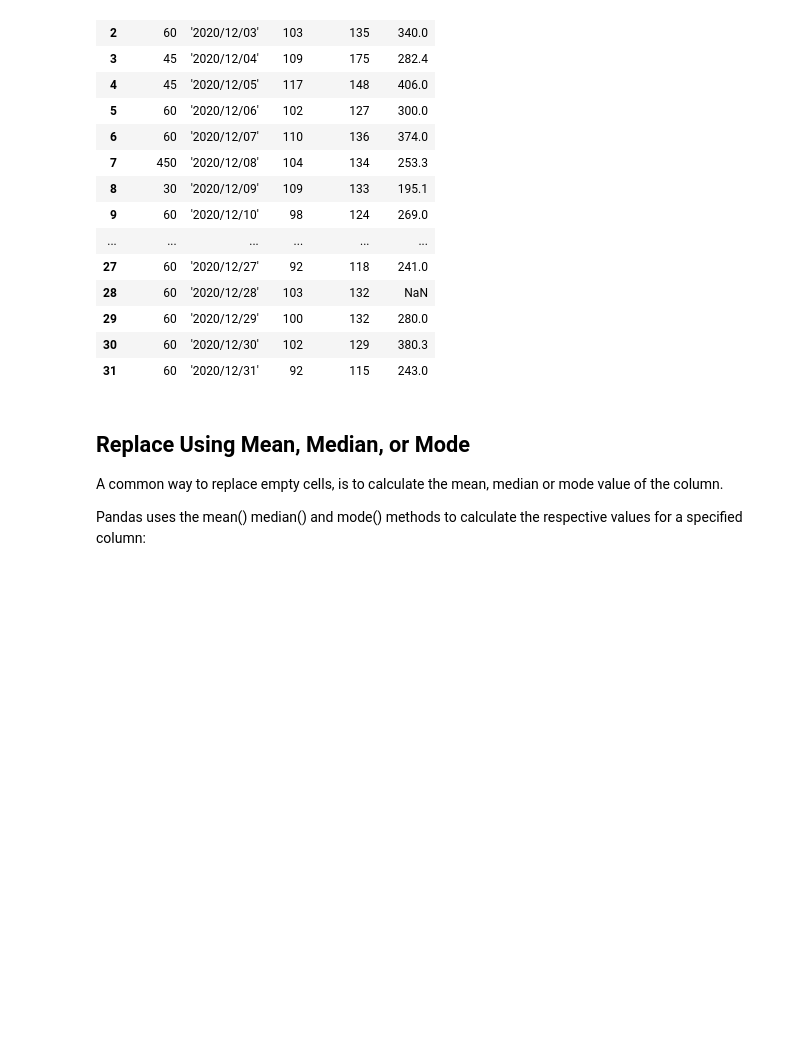
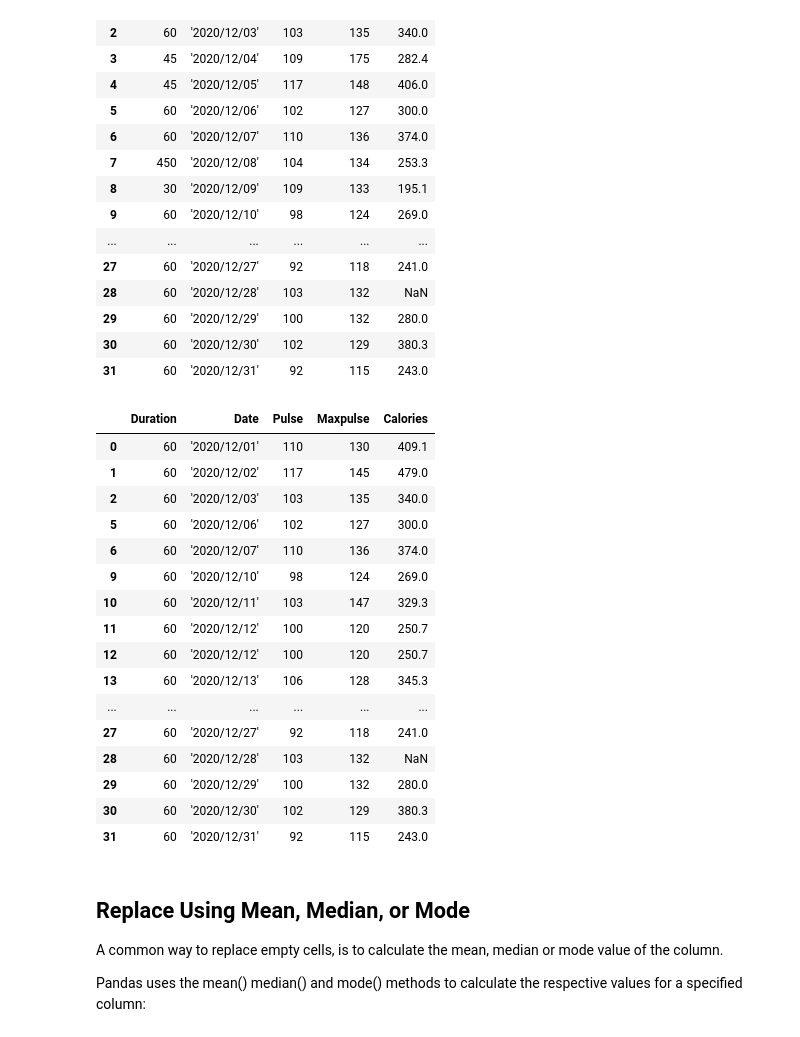
Before and after one commit to tahseen2003/python, a Jupyter notebook: practice.ipynb, the cells around one changed output. Drawn from its saved outputs; the diff is of its cells as text; code cells hidden in the pictures; blank space fills up the shorter version.

```diff
--- a/practice.ipynb
+++ b/practice.ipynb
@@ -284,6 +304,26 @@ file
 | 29 | 60 | '2020/12/29' | 100 | 132 | 280.0 |
 | 30 | 60 | '2020/12/30' | 102 | 129 | 380.3 |
 | 31 | 60 | '2020/12/31' | 92 | 115 | 243.0 |
+# %%
+file[file["Duration"] == 60]
+# %% [output]
+|  | Duration | Date | Pulse | Maxpulse | Calories |
+| 0 | 60 | '2020/12/01' | 110 | 130 | 409.1 |
+| 1 | 60 | '2020/12/02' | 117 | 145 | 479.0 |
+| 2 | 60 | '2020/12/03' | 103 | 135 | 340.0 |
+| 5 | 60 | '2020/12/06' | 102 | 127 | 300.0 |
+| 6 | 60 | '2020/12/07' | 110 | 136 | 374.0 |
+| 9 | 60 | '2020/12/10' | 98 | 124 | 269.0 |
+| 10 | 60 | '2020/12/11' | 103 | 147 | 329.3 |
+| 11 | 60 | '2020/12/12' | 100 | 120 | 250.7 |
+| 12 | 60 | '2020/12/12' | 100 | 120 | 250.7 |
+| 13 | 60 | '2020/12/13' | 106 | 128 | 345.3 |
+| ... | ... | ... | ... | ... | ... |
+| 27 | 60 | '2020/12/27' | 92 | 118 | 241.0 |
+| 28 | 60 | '2020/12/28' | 103 | 132 | NaN |
+| 29 | 60 | '2020/12/29' | 100 | 132 | 280.0 |
+| 30 | 60 | '2020/12/30' | 102 | 129 | 380.3 |
+| 31 | 60 | '2020/12/31' | 92 | 115 | 243.0 |
 # %% [markdown]
 ## Replace Using Mean, Median, or Mode
 A common way to replace empty cells, is to calculate the mean, median or mode value of the column.
```
Also changed, not shown: parts of 5 cells of this notebook, 3 other files.
